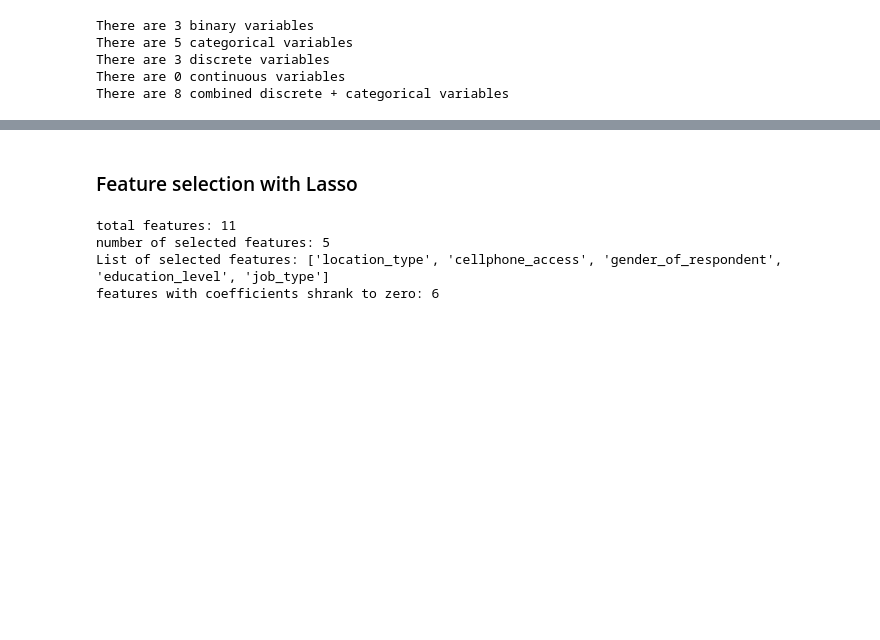
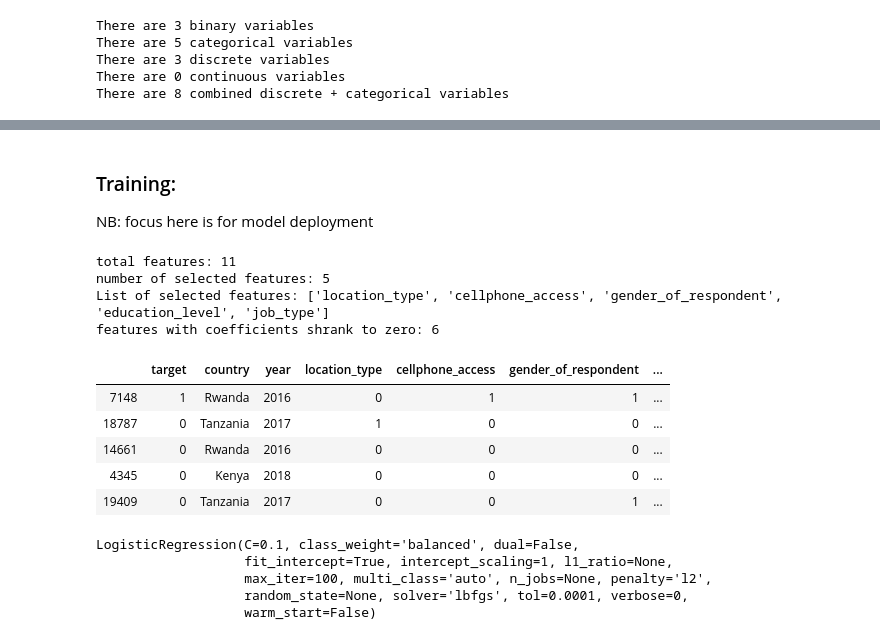
Before and after one commit to ndah-e/financial-inclusion, a Jupyter notebook: financial_inclusion.ipynb, the cells around one changed output, grey strips where cells are left out. Drawn from its saved outputs; the diff is of its cells as text; code cells hidden in the pictures; blank space fills up the shorter version.

```diff
--- a/financial_inclusion.ipynb
+++ b/financial_inclusion.ipynb
@@ -387,5 +387,6 @@ for var in ce.encoding_dict_average:
-# %% [markdown]
-### Feature selection with Lasso
+# %% [markdown]
+### Training:
+NB: focus here is for model deployment
 # %%
 from sklearn.linear_model import Lasso, LogisticRegression
 from sklearn.feature_selection import SelectFromModel
@@ -408,3 +415,33 @@ total features: 11
 number of selected features: 5
 List of selected features: ['location_type', 'cellphone_access', 'gender_of_respondent', 'education_level', 'job_type']
 features with coefficients shrank to zero: 6
+# %%
+# prepare text
+df_test_encoded = df_test
+encoding_dict_sel = {}
+for var in selected_feat:
+    if var in ce.encoding_dict_binary:
+        encoding_dict_sel[var] = ce.encoding_dict_binary[var]
+        df_test_encoded[var] = df_test_encoded[var].apply(lambda x: ce.encoding_dict_binary[var][x])
+    else:
+        encoding_dict_sel[var] = ce.encoding_dict_average[var]
+        df_test_encoded[var] = df_test_encoded[var].apply(lambda x: ce.encoding_dict_average[var][x])
+
+
+df_test_encoded.head()
+# %% [output]
+|  | target | country | year | location_type | cellphone_access | gender_of_respondent | ... |
+| 7148 | 1 | Rwanda | 2016 | 0 | 1 | 1 | ... |
+| 18787 | 0 | Tanzania | 2017 | 1 | 0 | 0 | ... |
+| 14661 | 0 | Rwanda | 2016 | 0 | 0 | 0 | ... |
+| 4345 | 0 | Kenya | 2018 | 0 | 0 | 0 | ... |
+| 19409 | 0 | Tanzania | 2017 | 0 | 0 | 1 | ... |
+# %%
+lr = LogisticRegression(C=0.1, class_weight='balanced')
+lr.fit(X[selected_feat], y)
+# %% [output]
+LogisticRegression(C=0.1, class_weight='balanced', dual=False,
+                   fit_intercept=True, intercept_scaling=1, l1_ratio=None,
+                   max_iter=100, multi_class='auto', n_jobs=None, penalty='l2',
+                   random_state=None, solver='lbfgs', tol=0.0001, verbose=0,
+                   warm_start=False)
```
Also changed, not shown: parts of 6 cells of this notebook, 9 other files.
